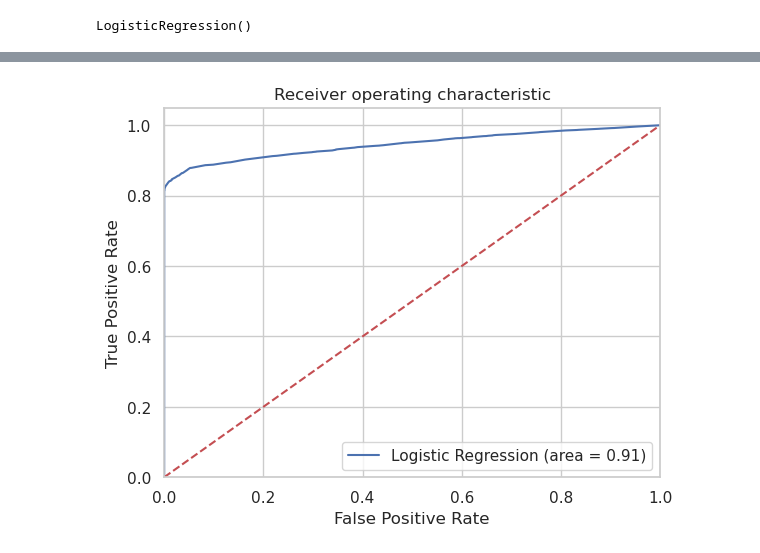
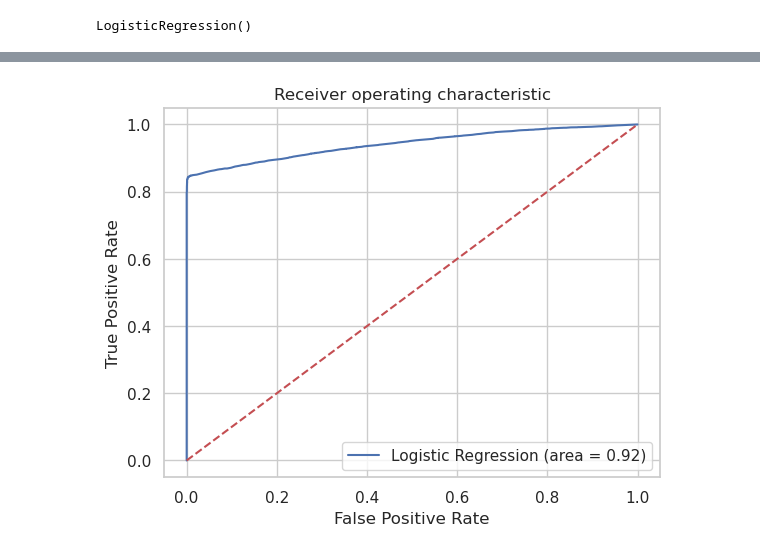
Before and after one commit to armandolezama/data-science-portfolio, a Jupyter notebook: Building_Logistic_Regression/Building_logistic_Regression.ipynb, the cells around one changed output, grey strips where cells are left out. Drawn from its saved outputs; the diff is of its cells as text; code cells hidden in the pictures.

Commit message:
updated bank logistic regression analysis

```diff
--- a/Building_Logistic_Regression/Building_logistic_Regression.ipynb
+++ b/Building_Logistic_Regression/Building_logistic_Regression.ipynb
@@ -464,10 +449,12 @@ from imblearn.over_sampling import SMOTE
 X_vars = data_final.loc[:, data_final.columns != 'y']
 y = data_final.loc[:, data_final.columns == 'y'].replace(['no', 'yes'], [0, 1])
 
-os = SMOTE(random_state=0)
+oversampling = SMOTE(random_state=0)
 X_train, X_test, y_train, y_test = train_test_split(X_vars, y, test_size=0.3, random_state=0)
 columns = X_train.columns
-os_data_X,os_data_y=os.fit_resample(X_train, y_train)
+os_data_X,os_data_y=oversampling.fit_resample(X_train, y_train)
 
 os_data_X = pd.DataFrame(data=os_data_X,columns=columns )
 os_data_y= pd.DataFrame(data=os_data_y,columns=['y'])
+
+print(len(os_data_X.columns))
@@ -489,10 +485,14 @@ from sklearn.feature_selection import RFE
 from sklearn.linear_model import LogisticRegression
 
 data_final_vars=data_final.columns.values.tolist()
+logreg = LogisticRegression()
 y=['y']
 X=[i for i in data_final_vars if i not in y]
-rfe = RFE(estimator=LogisticRegression(), n_features_to_select=20)
+rfe = RFE(estimator=logreg, n_features_to_select=20)
 rfe = rfe.fit(os_data_X, os_data_y.values.ravel())
+
+#Check this reference to solve this error
+#https://stackoverflow.com/questions/62658215/convergencewarning-lbfgs-failed-to-converge-status-1-stop-total-no-of-iter
 # %% [output]
 STOP: TOTAL NO. of ITERATIONS REACHED LIMIT.
 
@@ -544,6 +592,6 @@ day_of_week_wed               -0.6096   0.0378 -16.1482 0.0000 -0.6836 -0.5356
 ==============================================================================
 # %%
-cols = [value for value in cols if value not in ['marital_married', 'housing_unknown', 'housing_yes', 'loan_unknown']]
+cols = [value for value in cols if value not in ['marital_unknown', 'housing_unknown', 'loan_unknown']]
 
 X=os_data_X[cols]
 y=os_data_y['y']
@@ -570,9 +618 @@ day_of_week_wed               -0.6096   0.0378 -16.1482 0.0000 -0.6836 -0.5356
 ==============================================================================
-# %%
-cols = [value for value in cols if value not in ['housing_no']]
-
-X=os_data_X[cols]
-y=os_data_y['y']
-logit_model=sm.Logit(y,X)
-result=logit_model.fit()
-print(result.summary2())
@@ -629,21 +662,21 @@ weighted avg       0.92      0.91      0.91     15348
 # %%
 from sklearn.metrics import roc_auc_score
 from sklearn.metrics import roc_curve
 logit_roc_auc = roc_auc_score(y_test, logreg.predict(X_test))
 fpr, tpr, thresholds = roc_curve(y_test, logreg.predict_proba(X_test)[:,1])
 plt.figure()
 plt.plot(fpr, tpr, label='Logistic Regression (area = %0.2f)' % logit_roc_auc)
 plt.plot([0, 1], [0, 1],'r--')
-plt.xlim([0.0, 1.0])
-plt.ylim([0.0, 1.05])
+# plt.xlim([0.0, 1.0])
+# plt.ylim([0.0, 1.05])
 plt.xlabel('False Positive Rate')
 plt.ylabel('True Positive Rate')
 plt.title('Receiver operating characteristic')
 plt.legend(loc="lower right")
 
 #This line is used to save plotting png's
 #plt.savefig('Log_ROC')
 
 plt.show()
 # %% [output]
-[figure, old version]
+[figure, new version]
```
Also changed, not shown: parts of 24 cells of this notebook.
